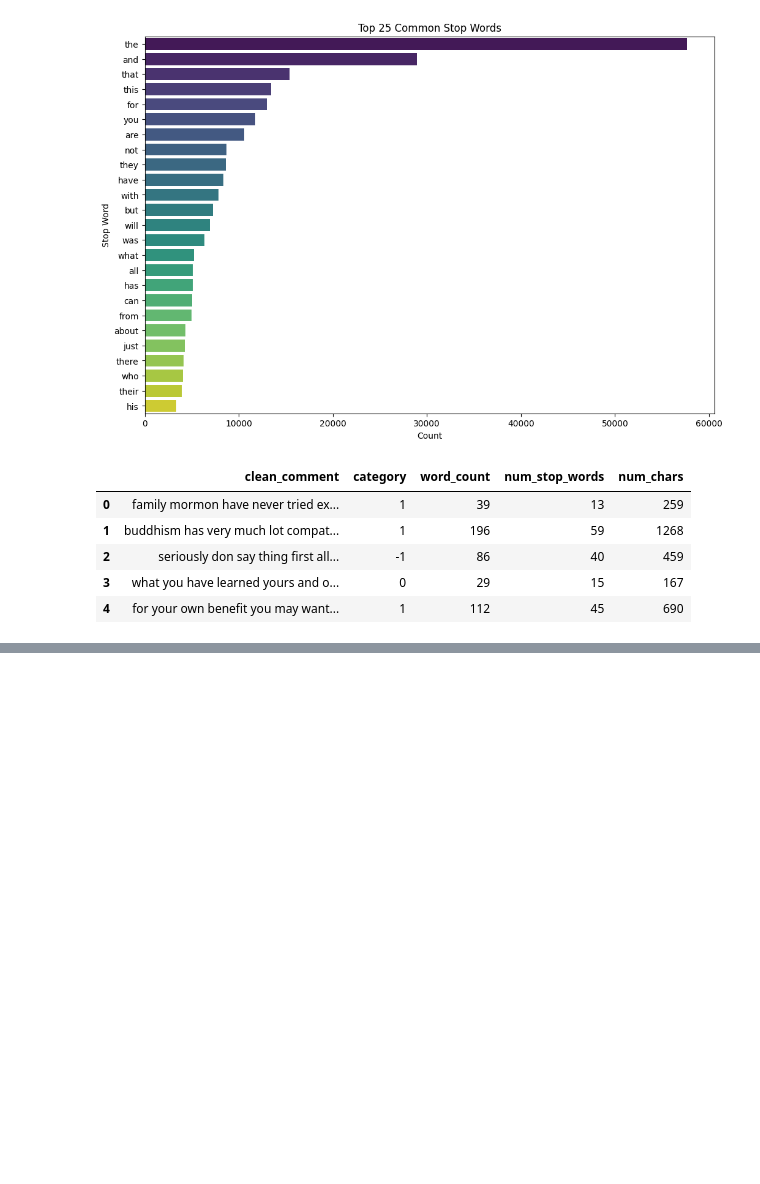
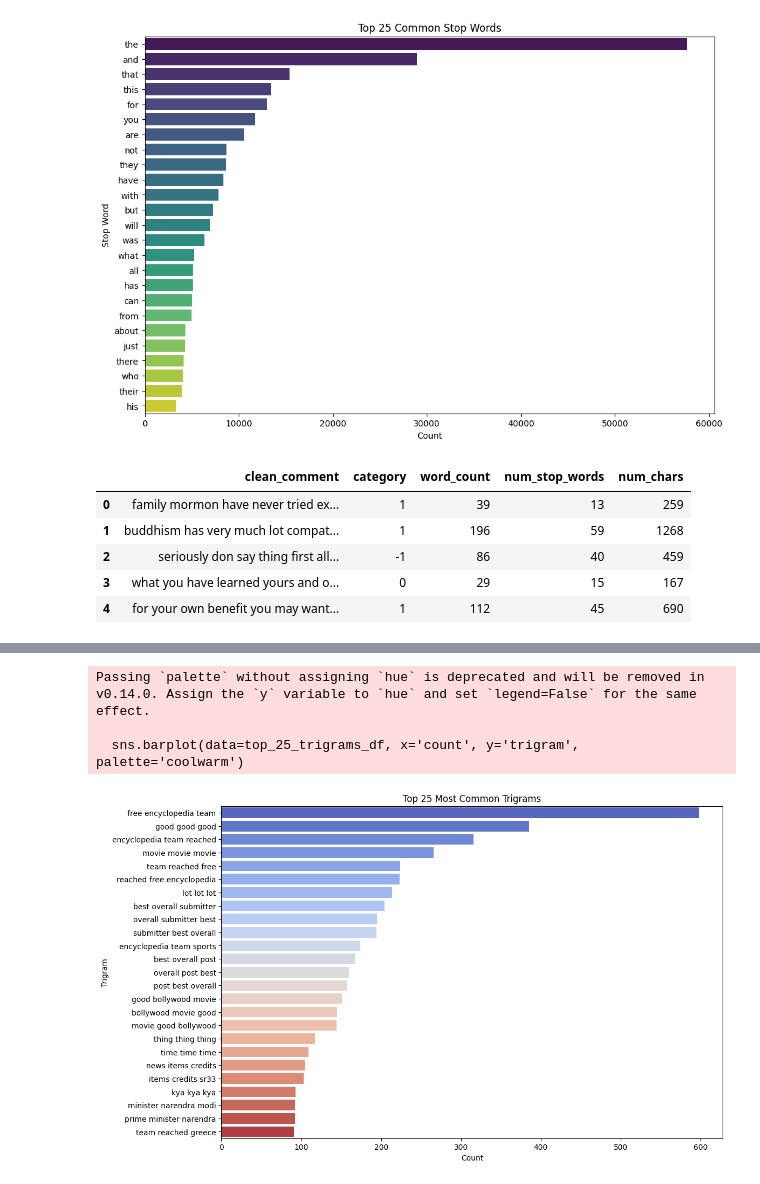
Before and after one commit to Gavesh99324/Sentiment-Analysis, a Jupyter notebook: notebooks/1_Preprocessing_&_EDA.ipynb, the cells around one changed output, grey strips where cells are left out. Drawn from its saved outputs; the diff is of its cells as text; code cells hidden in the pictures; blank space fills up the shorter version.

```diff
--- a/notebooks/1_Preprocessing_&_EDA.ipynb
+++ b/notebooks/1_Preprocessing_&_EDA.ipynb
@@ -343,0 +441,25 @@ df.head()
+# %%
+# Extract top 25 trigrams
+def get_top_trigrams(corpus, n=None):
+    vec = CountVectorizer(ngram_range=(3, 3), stop_words='english').fit(corpus)
+    bag_of_words = vec.transform(corpus)
+    sum_words = bag_of_words.sum(axis=0)
+    words_freq = [(word, sum_words[0, idx]) for word, idx in vec.vocabulary_.items()]
+    words_freq = sorted(words_freq, key=lambda x: x[1], reverse=True)
+    return words_freq[:n]
+
+top_25_trigrams = get_top_trigrams(df['clean_comment'], 25)
+
+top_25_trigrams_df = pd.DataFrame(top_25_trigrams, columns=['trigram', 'count'])
+
+plt.figure(figsize=(12, 8))
+sns.barplot(data=top_25_trigrams_df, x='count', y='trigram', palette='coolwarm')
+plt.title('Top 25 Most Common Trigrams')
+plt.xlabel('Count')
+plt.ylabel('Trigram')
+plt.show()
+# %% [output]
+Passing `palette` without assigning `hue` is deprecated and will be removed in v0.14.0. Assign the `y` variable to `hue` and set `legend=False` for the same effect.
+
+  sns.barplot(data=top_25_trigrams_df, x='count', y='trigram', palette='coolwarm')
+[figure, added]
```
Also changed, not shown: parts of 16 cells of this notebook.
